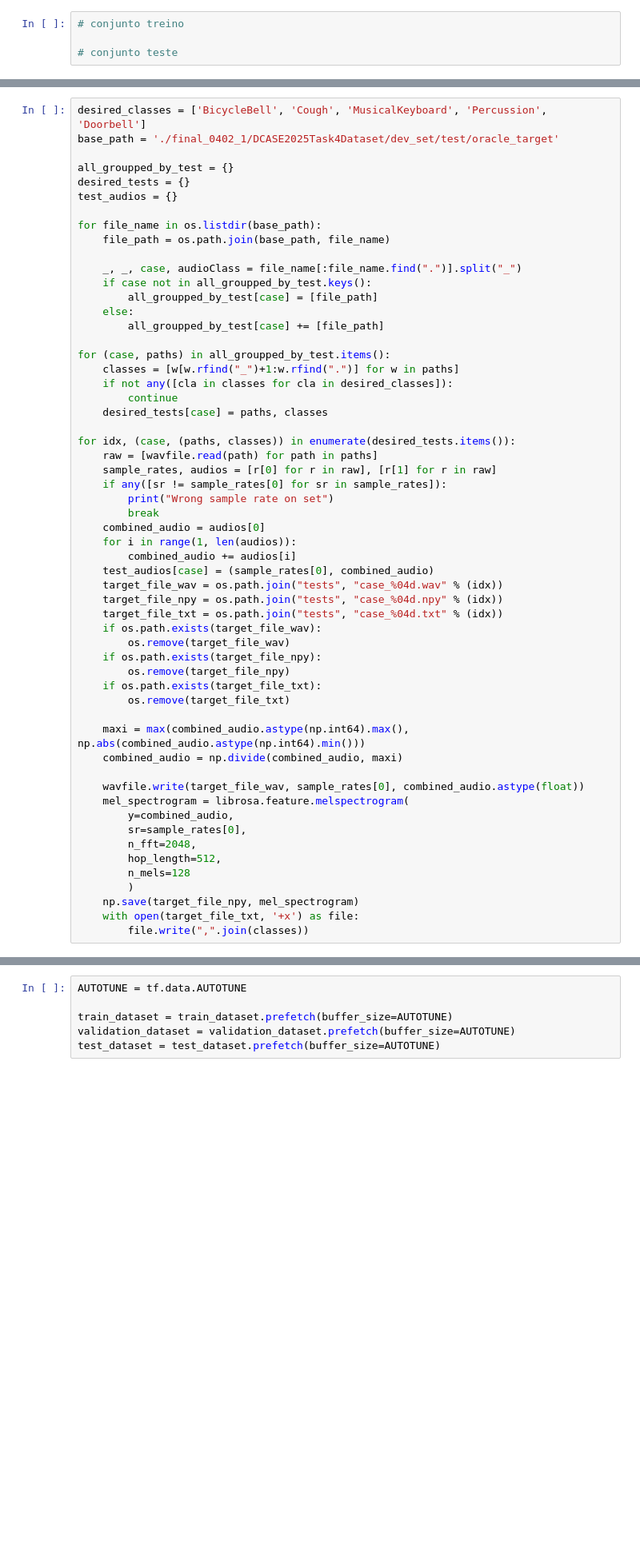
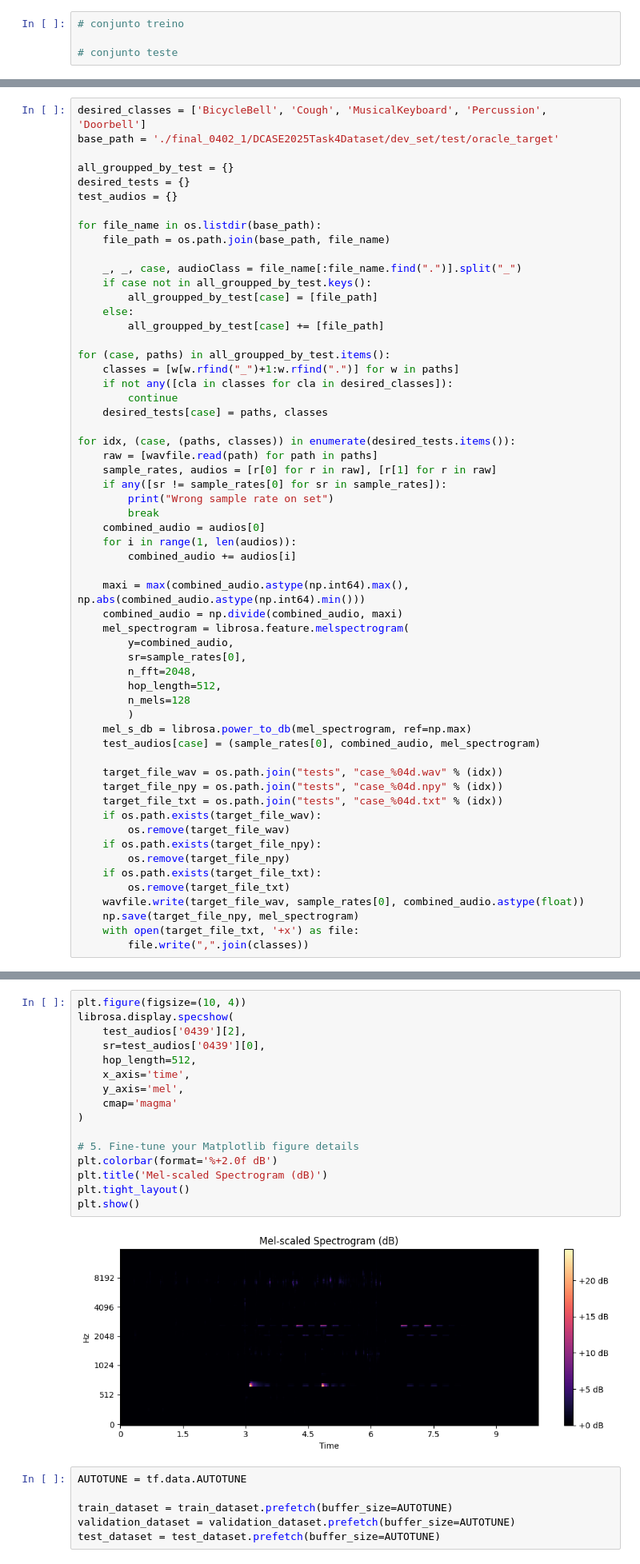
Before and after one commit to Erik-Morbach/TrabalhoGb, a Jupyter notebook: Relatório final.ipynb, the cells around one changed output, grey strips where cells are left out. Shown at 80% size. Saved outputs shown, nothing was run; the diff lists cells and outputs as text; blank space fills up the shorter version.

Commit message:
Simple visualizer and mel on db scale

```diff
--- a/Relatório final.ipynb
+++ b/Relatório final.ipynb
@@ -55,7 +55,19 @@ for idx, (case, (paths, classes)) in enumerate(desired_tests.items()):
 	combined_audio = audios[0]
 	for i in range(1, len(audios)):
 		combined_audio += audios[i]
-	test_audios[case] = (sample_rates[0], combined_audio)
+
+	maxi = max(combined_audio.astype(np.int64).max(), np.abs(combined_audio.astype(np.int64).min()))
+	combined_audio = np.divide(combined_audio, maxi)
+	mel_spectrogram = librosa.feature.melspectrogram(
+		y=combined_audio,
+		sr=sample_rates[0],
+		n_fft=2048,
+		hop_length=512,
+		n_mels=128
+		)
+	mel_s_db = librosa.power_to_db(mel_spectrogram, ref=np.max)
+	test_audios[case] = (sample_rates[0], combined_audio, mel_spectrogram)
+
 	target_file_wav = os.path.join("tests", "case_%04d.wav" % (idx))
 	target_file_npy = os.path.join("tests", "case_%04d.npy" % (idx))
 	target_file_txt = os.path.join("tests", "case_%04d.txt" % (idx))
@@ -65,18 +77,7 @@ for idx, (case, (paths, classes)) in enumerate(desired_tests.items()):
 		os.remove(target_file_npy)
 	if os.path.exists(target_file_txt):
 		os.remove(target_file_txt)
-
-	maxi = max(combined_audio.astype(np.int64).max(), np.abs(combined_audio.astype(np.int64).min()))
-	combined_audio = np.divide(combined_audio, maxi)
-
 	wavfile.write(target_file_wav, sample_rates[0], combined_audio.astype(float))
-	mel_spectrogram = librosa.feature.melspectrogram(
-		y=combined_audio,
-		sr=sample_rates[0],
-		n_fft=2048,
-		hop_length=512,
-		n_mels=128
-		)
 	np.save(target_file_npy, mel_spectrogram)
 	with open(target_file_txt, '+x') as file:
 		file.write(",".join(classes))
@@ -89,3 +84,21 @@ combined_audio, max(combined_audio), min(combined_audio)
+# %%
+plt.figure(figsize=(10, 4))
+librosa.display.specshow(
+    test_audios['0439'][2],
+    sr=test_audios['0439'][0],
+    hop_length=512,
+    x_axis='time',
+    y_axis='mel',
+    cmap='magma'
+)
+
+# 5. Fine-tune your Matplotlib figure details
+plt.colorbar(format='%+2.0f dB')
+plt.title('Mel-scaled Spectrogram (dB)')
+plt.tight_layout()
+plt.show()
+# %% [output]
+[figure, added]
 # %%
 AUTOTUNE = tf.data.AUTOTUNE
 
```
Also changed, not shown: parts of 1 cell of this notebook.
